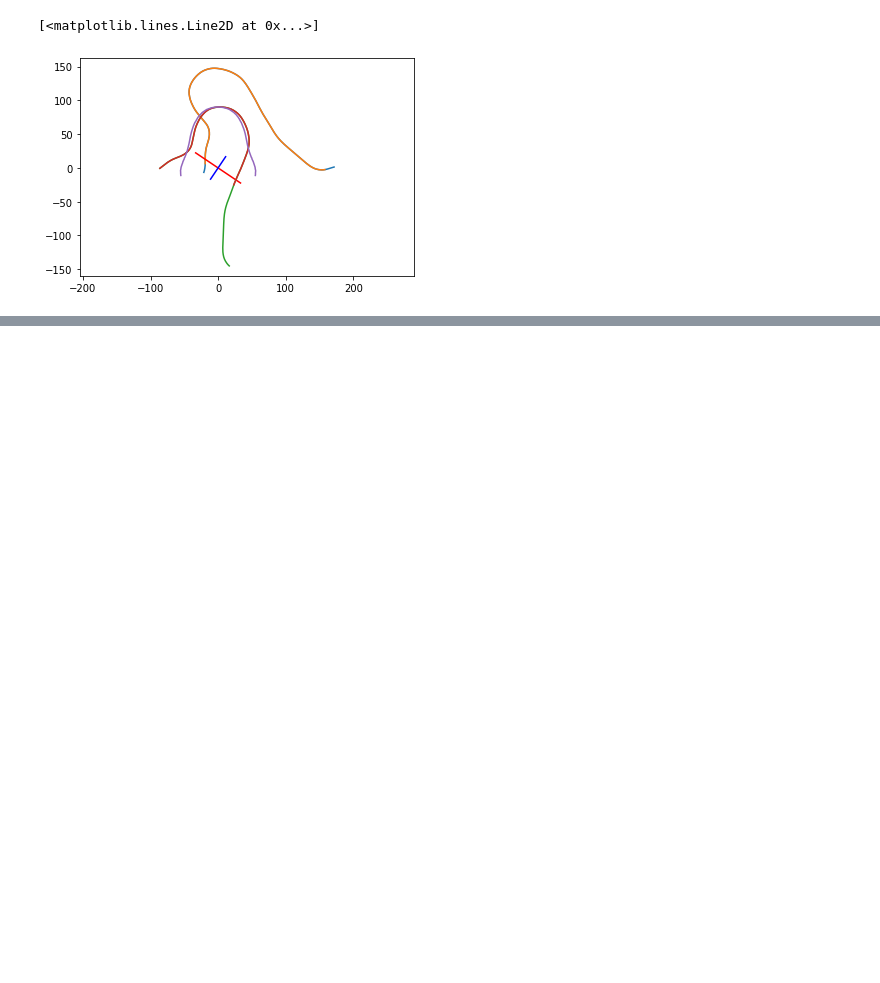
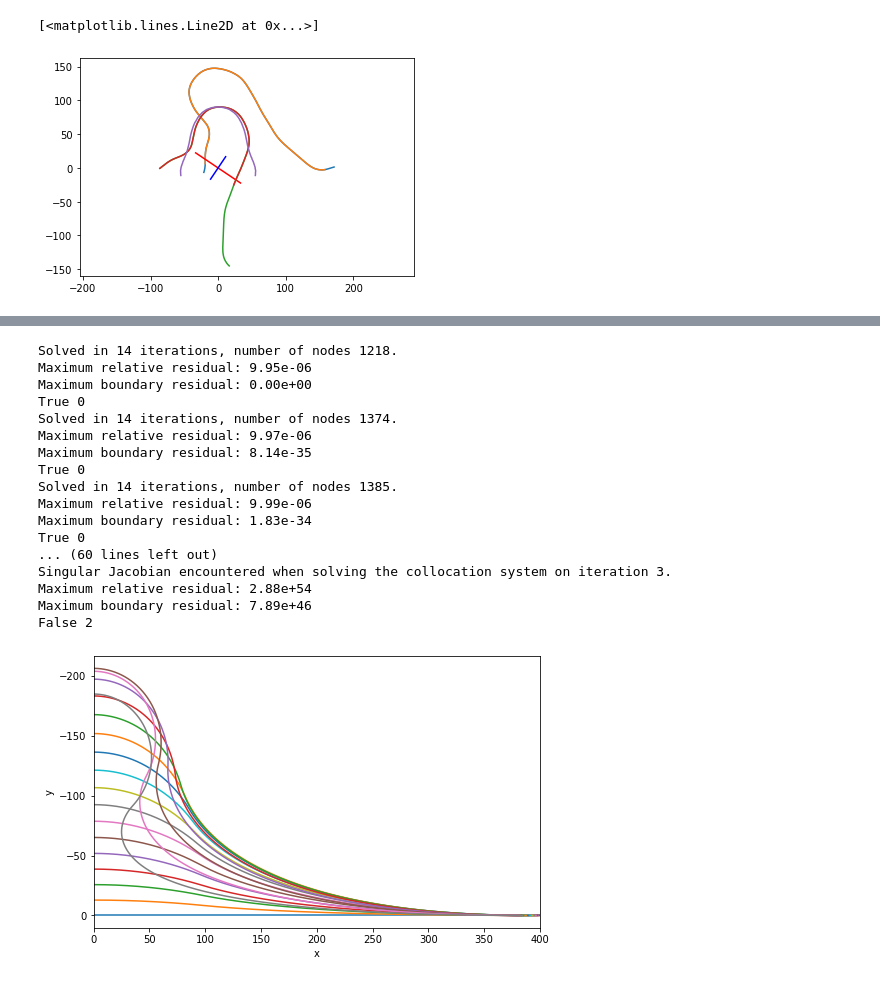
Before and after one commit to ritvikvasan/EMM, a Jupyter notebook: notebooks/TestingNotebook.ipynb, the cells around one changed output, grey strips where cells are left out. Drawn from its saved outputs; the diff is of its cells as text; code cells hidden in the pictures; blank space fills up the shorter version.

```diff
--- a/notebooks/TestingNotebook.ipynb
+++ b/notebooks/TestingNotebook.ipynb
@@ -246,0 +265,43 @@ False
+# %%
+import numpy as np
+import pylab
+import matplotlib.pyplot as plt
+from emm.membrane import Membrane
+
+x = 200 *(np.linspace(0, 1, 1000))**2
+k, R0, g, c0, a0, lam0, aOut, aIn = 320, 20, 20, 10, 12,0.002, 200, 100
+
+mem = Membrane(x, k, R0, g, c0, a0, lam0, aOut, aIn)
+
+crng = np.linspace(0, 0.02, 20)
+loopsol = mem.loop_curvature_c(x, crng)
+
+fig, ax = plt.subplots(1,1,figsize = (8,5))
+for i in range(int(len(loopsol)/6)):
+    sol = loopsol[6*i:6*(i+1), :]
+    mem.plot(ax, x , sol)
+ax.set_xlabel('x')
+ax.set_ylabel('y')
+plt.gca().invert_yaxis()
+# ax.set(ylim = [-0.25, 0.01])
+ax.set(xlim = [0, 400])
+plt.show()
+# %% [output]
+Solved in 14 iterations, number of nodes 1218.
+Maximum relative residual: 9.95e-06
+Maximum boundary residual: 0.00e+00
+True 0
+Solved in 14 iterations, number of nodes 1374.
+Maximum relative residual: 9.97e-06
+Maximum boundary residual: 8.14e-35
+True 0
+Solved in 14 iterations, number of nodes 1385.
+Maximum relative residual: 9.99e-06
+Maximum boundary residual: 1.83e-34
+True 0
+... (60 lines left out)
+Singular Jacobian encountered when solving the collocation system on iteration 3.
+Maximum relative residual: 2.88e+54
+Maximum boundary residual: 7.89e+46
+False 2
+[figure, added]
```
Also changed, not shown: parts of 5 cells of this notebook, 2 other files.
